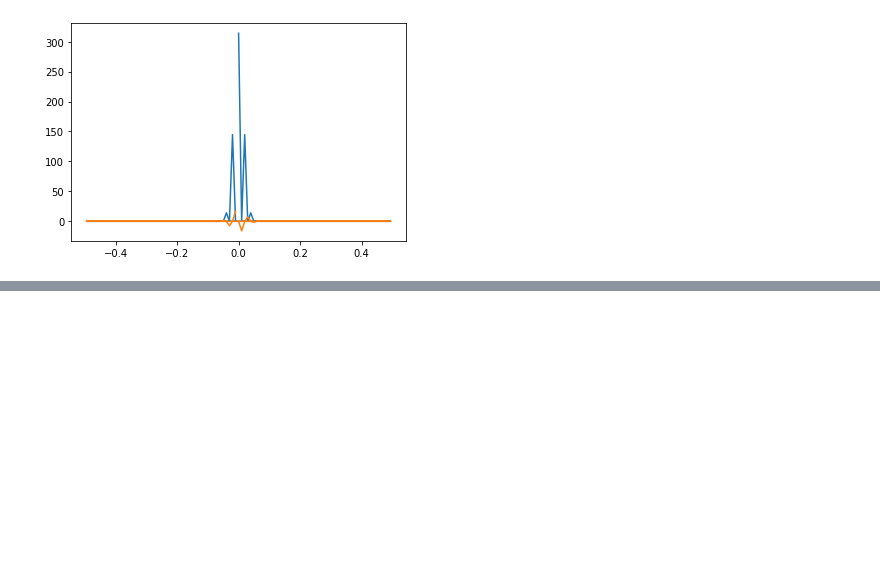
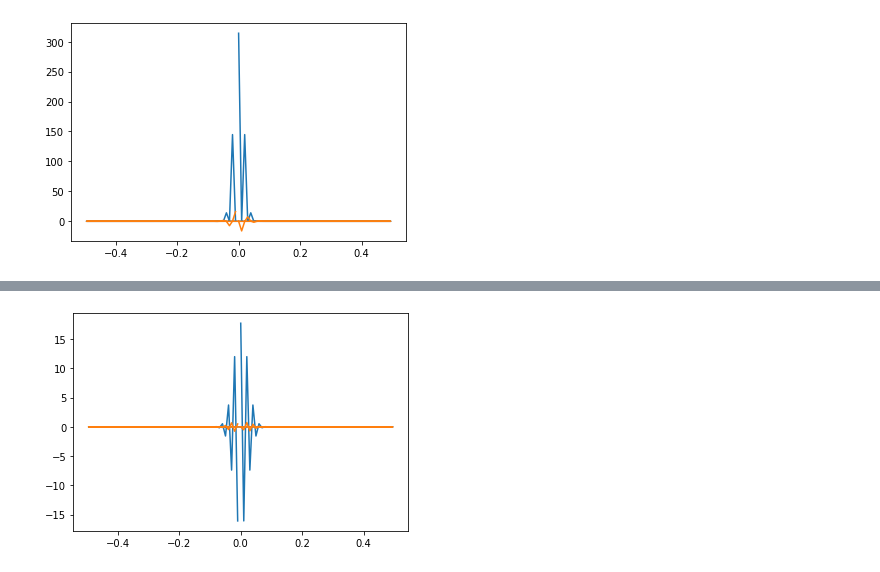
Before and after one commit to D-Tretyakov/mw-photonics, a Jupyter notebook: Basic Numpy operations.ipynb, the cells around one changed output, grey strips where cells are left out. Drawn from its saved outputs; the diff is of its cells as text; code cells hidden in the pictures; blank space fills up the shorter version.

```diff
--- a/Basic Numpy operations.ipynb
+++ b/Basic Numpy operations.ipynb
@@ -22,0 +33,4 @@ plt.plot(freq, sp.real**2, freq, sp.imag)
+# %%
+t.fft('test_fft_plot.png')
+# %% [output]
+[figure, added]
```
Also changed, not shown: parts of 3 cells of this notebook.
